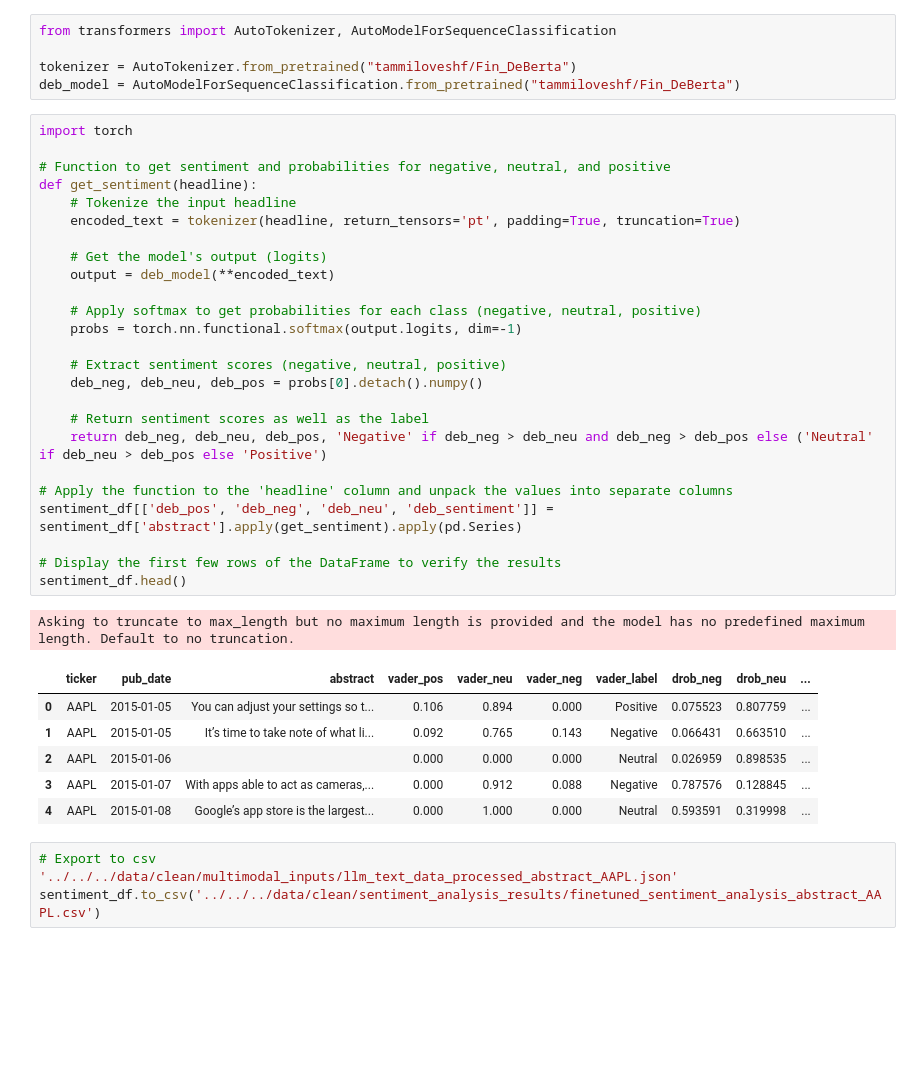
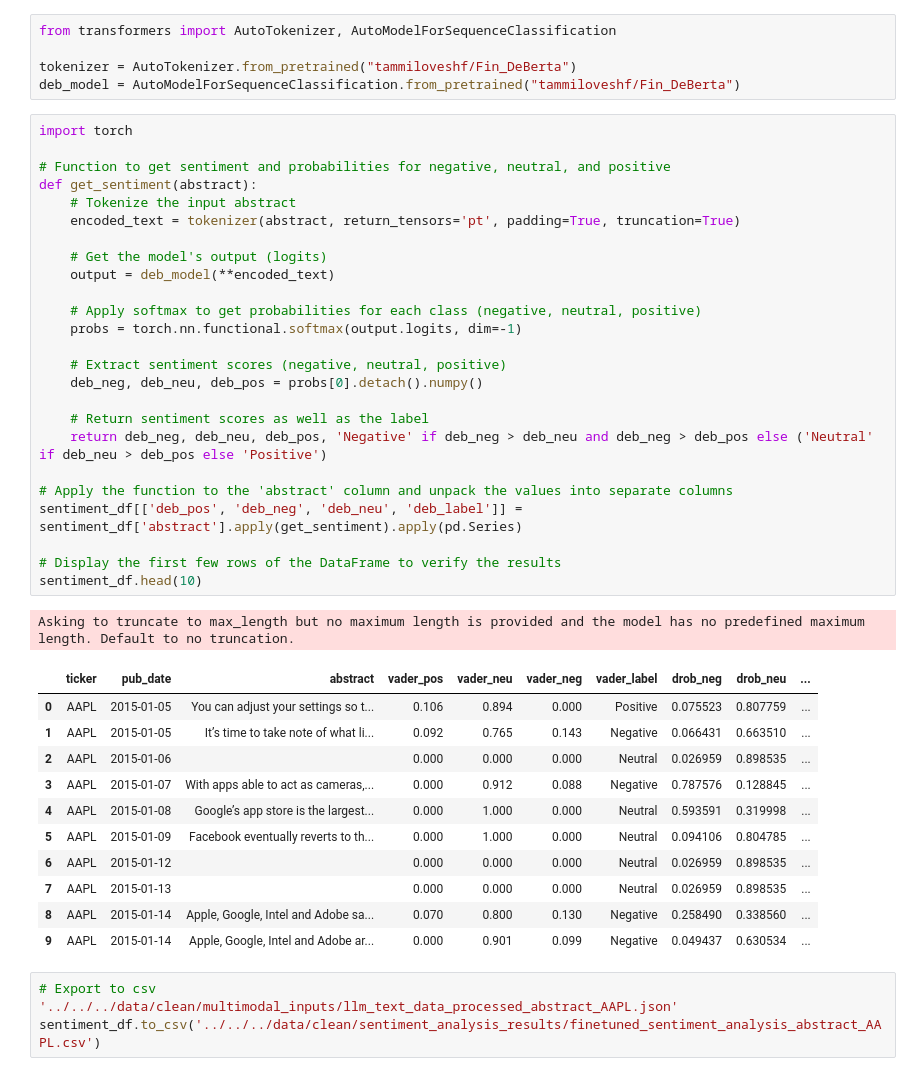
Before and after one commit to xavsant/multimodal_stockprice_prediction, a Jupyter notebook: code/experiments/Finetuned_Tranformers_Models/merged_models_abstract.ipynb, the cells around one changed output. Saved outputs shown, nothing was run; the diff lists cells and outputs as text; blank space fills up the shorter version.

Commit message:
edit column header deb_sentiment to deb_label

```diff
--- a/code/experiments/Finetuned_Tranformers_Models/merged_models_abstract.ipynb
+++ b/code/experiments/Finetuned_Tranformers_Models/merged_models_abstract.ipynb
@@ -395,36 +395,41 @@ deb_model = AutoModelForSequenceClassification.from_pretrained("tammiloveshf/Fin
 # %%
 import torch
 
 # Function to get sentiment and probabilities for negative, neutral, and positive
-def get_sentiment(headline):
-    # Tokenize the input headline
-    encoded_text = tokenizer(headline, return_tensors='pt', padding=True, truncation=True)
+def get_sentiment(abstract):
+    # Tokenize the input abstract
+    encoded_text = tokenizer(abstract, return_tensors='pt', padding=True, truncation=True)
 
     # Get the model's output (logits)
     output = deb_model(**encoded_text)
 
     # Apply softmax to get probabilities for each class (negative, neutral, positive)
     probs = torch.nn.functional.softmax(output.logits, dim=-1)
 
     # Extract sentiment scores (negative, neutral, positive)
     deb_neg, deb_neu, deb_pos = probs[0].detach().numpy()
 
     # Return sentiment scores as well as the label
     return deb_neg, deb_neu, deb_pos, 'Negative' if deb_neg > deb_neu and deb_neg > deb_pos else ('Neutral' if deb_neu > deb_pos else 'Positive')
 
-# Apply the function to the 'headline' column and unpack the values into separate columns
-sentiment_df[['deb_pos', 'deb_neg', 'deb_neu', 'deb_sentiment']] = sentiment_df['abstract'].apply(get_sentiment).apply(pd.Series)
+# Apply the function to the 'abstract' column and unpack the values into separate columns
+sentiment_df[['deb_pos', 'deb_neg', 'deb_neu', 'deb_label']] = sentiment_df['abstract'].apply(get_sentiment).apply(pd.Series)
 
 # Display the first few rows of the DataFrame to verify the results
-sentiment_df.head()
+sentiment_df.head(10)
 # %% [output]
 Asking to truncate to max_length but no maximum length is provided and the model has no predefined maximum length. Default to no truncation.
 |  | ticker | pub_date | abstract | vader_pos | vader_neu | vader_neg | vader_label | drob_neg | drob_neu | ... |
 | 0 | AAPL | 2015-01-05 | You can adjust your settings so t... | 0.106 | 0.894 | 0.000 | Positive | 0.075523 | 0.807759 | ... |
 | 1 | AAPL | 2015-01-05 | It’s time to take note of what li... | 0.092 | 0.765 | 0.143 | Negative | 0.066431 | 0.663510 | ... |
 | 2 | AAPL | 2015-01-06 |  | 0.000 | 0.000 | 0.000 | Neutral | 0.026959 | 0.898535 | ... |
 | 3 | AAPL | 2015-01-07 | With apps able to act as cameras,... | 0.000 | 0.912 | 0.088 | Negative | 0.787576 | 0.128845 | ... |
 | 4 | AAPL | 2015-01-08 | Google’s app store is the largest... | 0.000 | 1.000 | 0.000 | Neutral | 0.593591 | 0.319998 | ... |
+| 5 | AAPL | 2015-01-09 | Facebook eventually reverts to th... | 0.000 | 1.000 | 0.000 | Neutral | 0.094106 | 0.804785 | ... |
+| 6 | AAPL | 2015-01-12 |  | 0.000 | 0.000 | 0.000 | Neutral | 0.026959 | 0.898535 | ... |
+| 7 | AAPL | 2015-01-13 |  | 0.000 | 0.000 | 0.000 | Neutral | 0.026959 | 0.898535 | ... |
+| 8 | AAPL | 2015-01-14 | Apple, Google, Intel and Adobe sa... | 0.070 | 0.800 | 0.130 | Negative | 0.258490 | 0.338560 | ... |
+| 9 | AAPL | 2015-01-14 | Apple, Google, Intel and Adobe ar... | 0.000 | 0.901 | 0.099 | Negative | 0.049437 | 0.630534 | ... |
 # %%
 # Export to csv
 '../../../data/clean/multimodal_inputs/llm_text_data_processed_abstract_AAPL.json'
```
Also changed, not shown: 1 other file.
